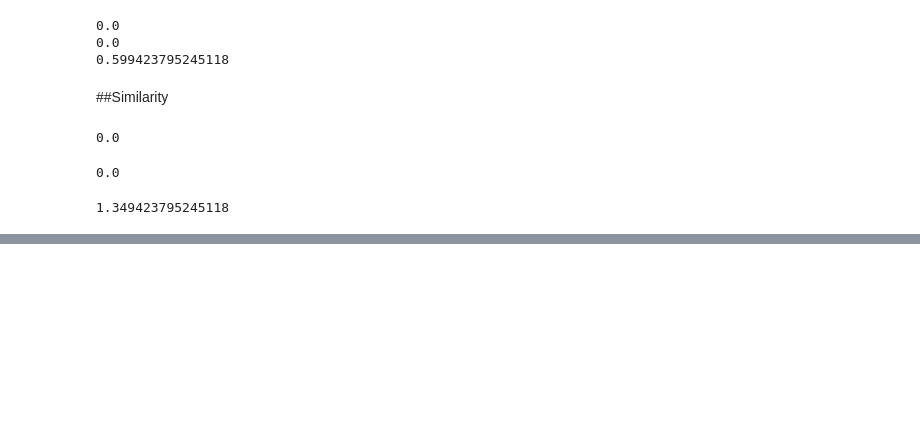
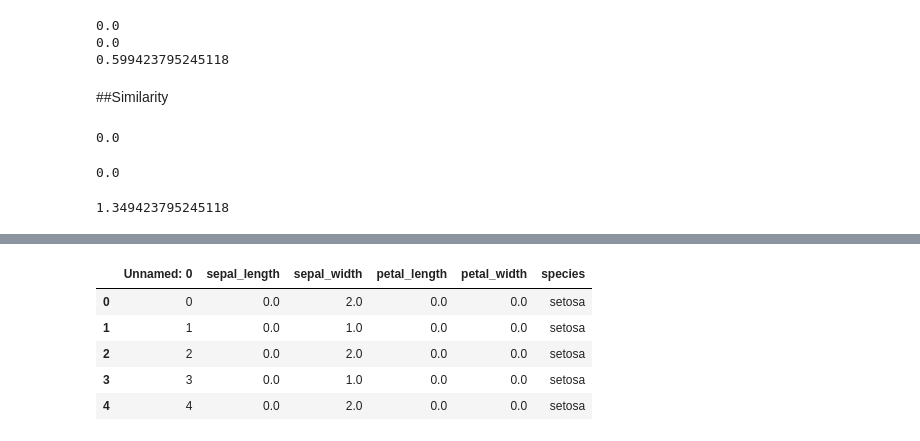
Before and after one commit to Fadhila-Zahra/datamining, a Jupyter notebook: _sources/notebooks.ipynb, the cells around one changed output, grey strips where cells are left out. Drawn from its saved outputs; the diff is of its cells as text; code cells hidden in the pictures; blank space fills up the shorter version.

```diff
--- a/_sources/notebooks.ipynb
+++ b/_sources/notebooks.ipynb
@@ -193,0 +315,11 @@ print(d1(1,4)+d2(1,4,2))
+# %%
+# Membaca data iris diskritisasi
+iris2 = pd.read_csv("/content/drive/MyDrive/SEMESTER 5/datamining/data_iris_diskritisasi.csv")
+iris2.head()
+# %% [output]
+|  | Unnamed: 0 | sepal_length | sepal_width | petal_length | petal_width | species |
+| 0 | 0 | 0.0 | 2.0 | 0.0 | 0.0 | setosa |
+| 1 | 1 | 0.0 | 1.0 | 0.0 | 0.0 | setosa |
+| 2 | 2 | 0.0 | 2.0 | 0.0 | 0.0 | setosa |
+| 3 | 3 | 0.0 | 1.0 | 0.0 | 0.0 | setosa |
+| 4 | 4 | 0.0 | 2.0 | 0.0 | 0.0 | setosa |
```
Also changed, not shown: parts of 15 cells of this notebook, 3 other files.
